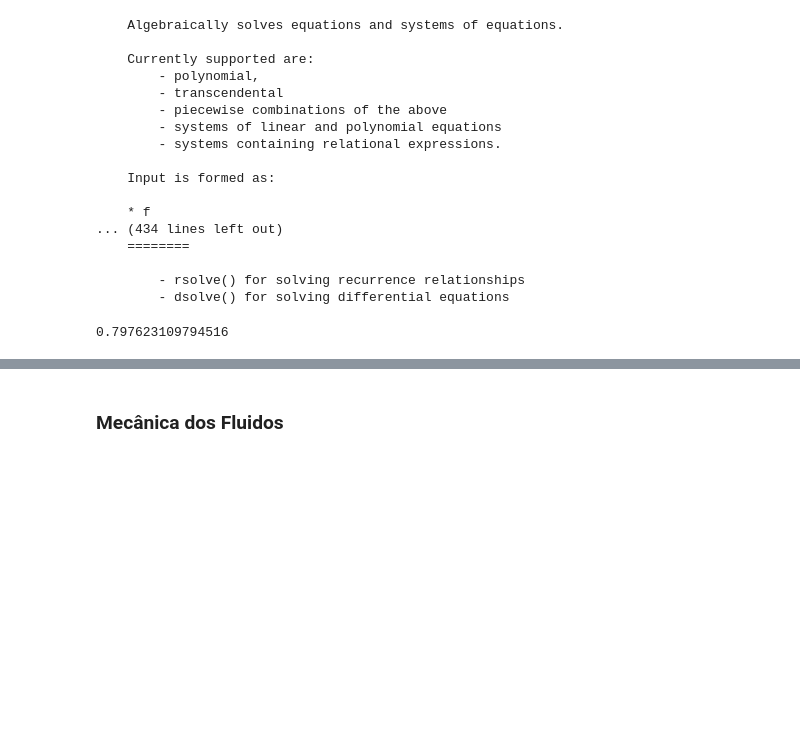
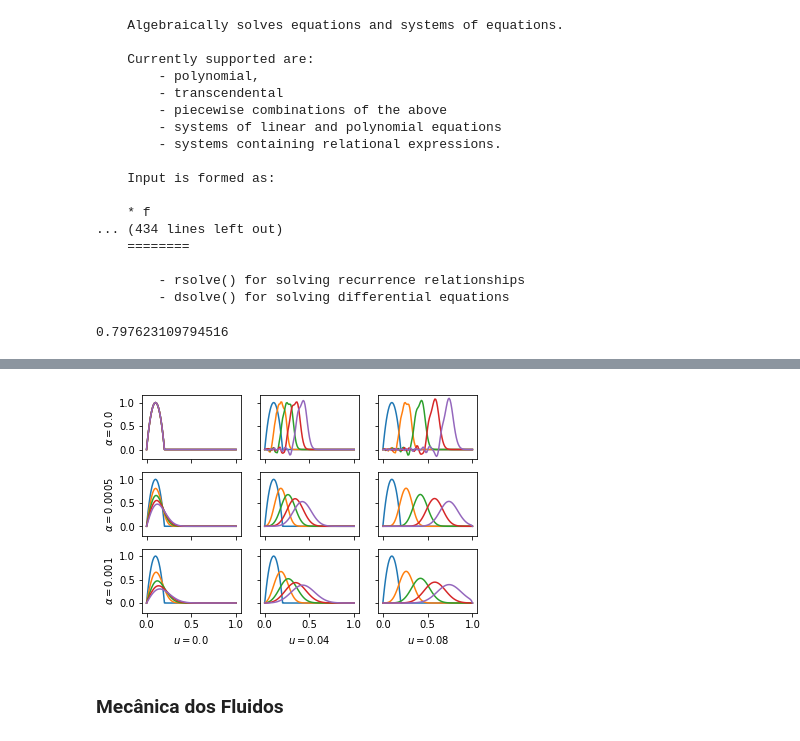
Before and after one commit to fschuch/JAEP-2019.py, a Jupyter notebook: Oficina.ipynb, the cells around one changed output, grey strips where cells are left out. Drawn from its saved outputs; the diff is of its cells as text; code cells hidden in the pictures; blank space fills up the shorter version.

```diff
--- a/Oficina.ipynb
+++ b/Oficina.ipynb
@@ -361,3 +498,31 @@ del k, t1, t2, l, epsi, sigma, tviz, too, h, eq1, dic, sol
+# %%
+def convdiff(alpha, u):
+
+    T = np.zeros((x.size))
+    for i, ival in enumerate(x):
+        if ival > 0.2:
+            break
+        T[i] = 1. - (10. * ival - 1)**2.
+
+    A = dt*(alpha*Dx2/(dx)**2.-u*Dx/(2.*dx))
+
+    return A, T
+# %%
+fig, ax = plt.subplots(nrows=3, ncols=3, sharex=True, sharey=True)
+
+for i, alpha in enumerate([0., 0.0005, 0.001]):
+    for j, u in enumerate([0., 0.04, 0.08]):
+        A, T = convdiff(alpha, u)
+        for n in range(t.size):
+            T += A.dot(T)
+            if n % visu == 0:
+                ax[i,j].plot(x, T, label='t={}'.format(t[n]))
+                ax[-1,j].set_xlabel(r'$u = {}$'.format(u))
+                ax[i,0].set_ylabel(r'$\alpha = {}$'.format(alpha))
+
+plt.show()
+# %% [output]
+[figure, added]
 # %% [markdown]
 ### Mecânica dos Fluidos
 # %% [markdown]
```
Also changed, not shown: parts of 23 cells of this notebook, 2 other files.
